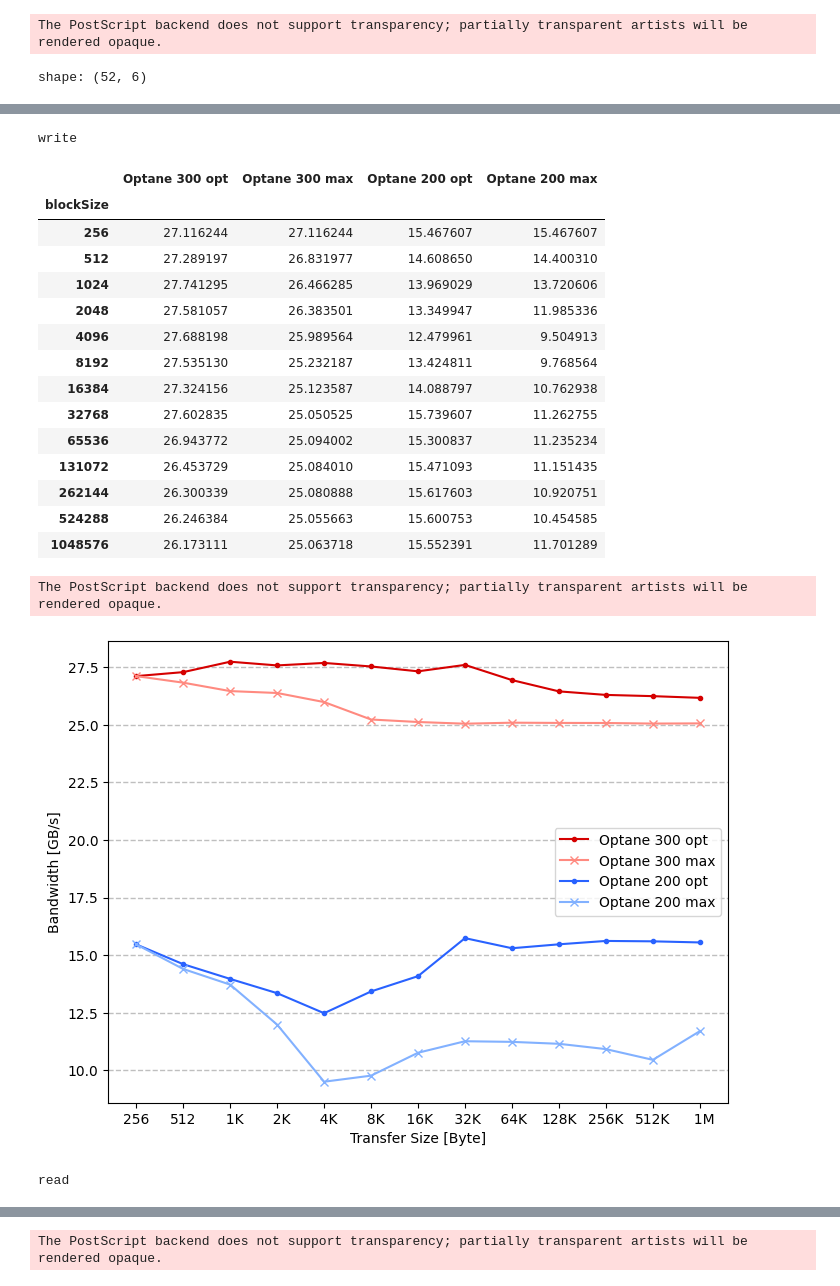
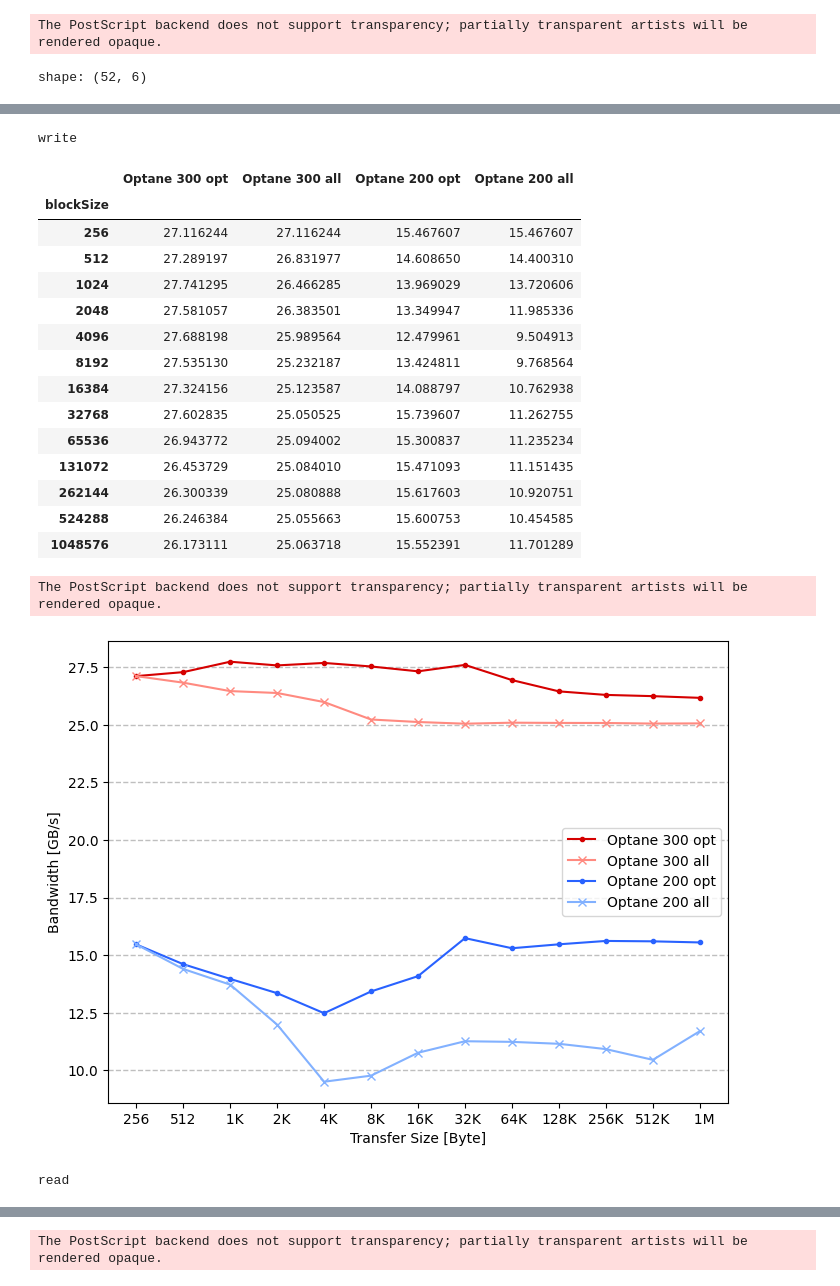
Before and after one commit to range3/pmembench, a Jupyter notebook: eval/plot/pmem2bench.ipynb, the cells around one changed output, grey strips where cells are left out. Saved outputs shown, nothing was run; the diff lists cells and outputs as text; code cells hidden in the pictures.

Commit message:
Update figures

```diff
--- a/eval/plot/pmem2bench.ipynb
+++ b/eval/plot/pmem2bench.ipynb
@@ -461,7 +461,7 @@ for access in ["write", "read"]:
         # .set_index("blockSize")
     )
     df_plot.columns = [
-        f'{col} {"opt" if val == "optThreadBW" else "max"}'
+        f'{col} {"opt" if val == "optThreadBW" else "all"}'
         for val, col in df_plot.columns
     ]
 
@@ -471,7 +471,7 @@ for access in ["write", "read"]:
             [
                 f"{dev} {th}"
                 for dev in device_list
-                for th in ["opt", "max"]
+                for th in ["opt", "all"]
             ],
         ]
         .pipe(lambda df: (display(df), df)[-1])
@@ -494,39 +494,39 @@ for access in ["write", "read"]:
     ax.grid(which="major", axis="y", alpha=0.8, linestyle="--", linewidth=1)
     ax.set_xscale("log", base=2)
     ax.set_xticks(df_plot.index, [pretty_fmt(x, suffix="") for x in df_plot.index])
-    save(fig, f"pmembench-devdax-{access}-bw-comp-opt-max")
+    save(fig, f"pmembench-devdax-{access}-bw-comp-opt-all")
     plt.show()
 # %% [output]
 shape: (52, 6)
 | device | accessType | blockSize | optThreadBW | nthreads | maxThreadBW |
 | str | str | i64 | f64 | i64 | f64 |
 | "Optane 200" | "read" | 256 | 28.509561 | 16 | 28.509561 |
 | "Optane 200" | "read" | 512 | 29.645549 | 16 | 29.645549 |
 | "Optane 200" | "read" | 1024 | 38.875227 | 16 | 38.875227 |
 | "Optane 200" | "read" | 2048 | 38.239447 | 16 | 38.239447 |
 | "Optane 200" | "read" | 4096 | 28.892425 | 16 | 26.108093 |
 | … | … | … | … | … | … |
 | "Optane 300" | "write" | 65536 | 26.943772 | 48 | 25.094002 |
 | "Optane 300" | "write" | 131072 | 26.453729 | 48 | 25.08401 |
 | "Optane 300" | "write" | 262144 | 26.300339 | 48 | 25.080888 |
 | "Optane 300" | "write" | 524288 | 26.246384 | 48 | 25.055663 |
 | "Optane 300" | "write" | 1048576 | 26.173111 | 48 | 25.063718 |
 write
-|  | Optane 300 opt | Optane 300 max | Optane 200 opt | Optane 200 max |
+|  | Optane 300 opt | Optane 300 all | Optane 200 opt | Optane 200 all |
 | blockSize |  |  |  |  |
 | 256 | 27.116244 | 27.116244 | 15.467607 | 15.467607 |
 | 512 | 27.289197 | 26.831977 | 14.608650 | 14.400310 |
 | 1024 | 27.741295 | 26.466285 | 13.969029 | 13.720606 |
 | 2048 | 27.581057 | 26.383501 | 13.349947 | 11.985336 |
 | 4096 | 27.688198 | 25.989564 | 12.479961 | 9.504913 |
 | 8192 | 27.535130 | 25.232187 | 13.424811 | 9.768564 |
 | 16384 | 27.324156 | 25.123587 | 14.088797 | 10.762938 |
 | 32768 | 27.602835 | 25.050525 | 15.739607 | 11.262755 |
 | 65536 | 26.943772 | 25.094002 | 15.300837 | 11.235234 |
 | 131072 | 26.453729 | 25.084010 | 15.471093 | 11.151435 |
 | 262144 | 26.300339 | 25.080888 | 15.617603 | 10.920751 |
 | 524288 | 26.246384 | 25.055663 | 15.600753 | 10.454585 |
 | 1048576 | 26.173111 | 25.063718 | 15.552391 | 11.701289 |
 The PostScript backend does not support transparency; partially transparent artists will be rendered opaque.
-[figure, old version]
+[figure, new version]
 read
```
Also changed, not shown: parts of 1 cell of this notebook, 28 other files.
